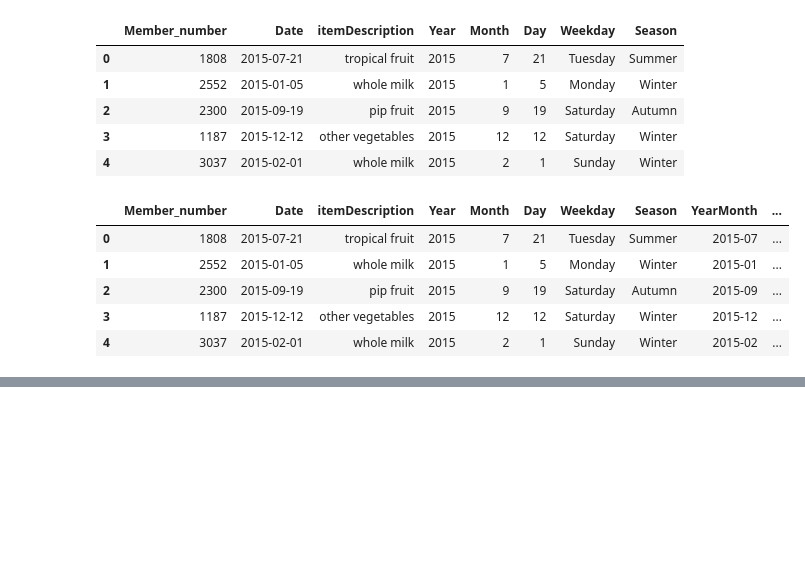
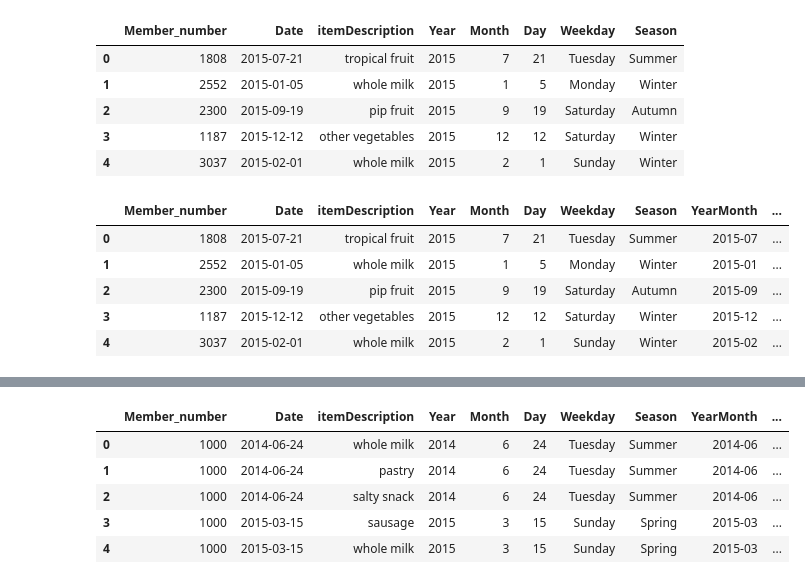
Before and after one commit to manbavaran/Association_Rules_Groceries, a Jupyter notebook: src/Association_Rules_Groceries.ipynb, the cells around one changed output, grey strips where cells are left out. Cells and saved outputs as stored; diff of their text form; code cells hidden in the pictures; blank space fills up the shorter version.

```diff
--- a/src/Association_Rules_Groceries.ipynb
+++ b/src/Association_Rules_Groceries.ipynb
@@ -3,9 +3,10 @@
 # 이 분석 결과 및 파생 데이터/코드는 GPL v2 라이선스의 조건을 따릅니다.
 # %%
 import pandas as pd
-from mlxtend.preprocessing import TransactionEncoder
-from mlxtend.frequent_patterns import apriori, association_rules
-file_path = '/content/drive/MyDrive/Groceries_dataset.csv'
+import os
+
+base_dir = os.path.abspath(os.path.dirname(os.path.join(os.getcwd(), "Association_Rules_Groceries.ipynb")))
+file_path = os.path.join(base_dir, "..", "data", "Groceries_dataset.csv")
 df = pd.read_csv(file_path)
 df.head()
 # %% [output]
@@ -122,0 +196,4 @@ df.head()
+# %%
+df['ItemCategory'] = df['itemDescription'].apply(map_category)
+print(df['ItemCategory'].value_counts())
+print(df[df['ItemCategory']=='Other']['itemDescription'].unique())
@@ -122,0 +218,2 @@ df.head()
+# %%
+df['ItemCategory'] = df['itemDescription'].apply(map_category)
@@ -122,0 +250,12 @@ df.head()
+# %%
+# 거래별(트랜잭션별) 카테고리 개수
+category_count = df.groupby(['Member_number', 'Date'])['ItemCategory'].nunique().reset_index(name='NumCategories')
+df = df.merge(category_count, on=['Member_number', 'Date'])
+df.head()
+# %% [output]
+|  | Member_number | Date | itemDescription | Year | Month | Day | Weekday | Season | YearMonth | ... |
+| 0 | 1000 | 2014-06-24 | whole milk | 2014 | 6 | 24 | Tuesday | Summer | 2014-06 | ... |
+| 1 | 1000 | 2014-06-24 | pastry | 2014 | 6 | 24 | Tuesday | Summer | 2014-06 | ... |
+| 2 | 1000 | 2014-06-24 | salty snack | 2014 | 6 | 24 | Tuesday | Summer | 2014-06 | ... |
+| 3 | 1000 | 2015-03-15 | sausage | 2015 | 3 | 15 | Sunday | Spring | 2015-03 | ... |
+| 4 | 1000 | 2015-03-15 | whole milk | 2015 | 3 | 15 | Sunday | Spring | 2015-03 | ... |
```
Also changed, not shown: parts of 18 cells of this notebook.
